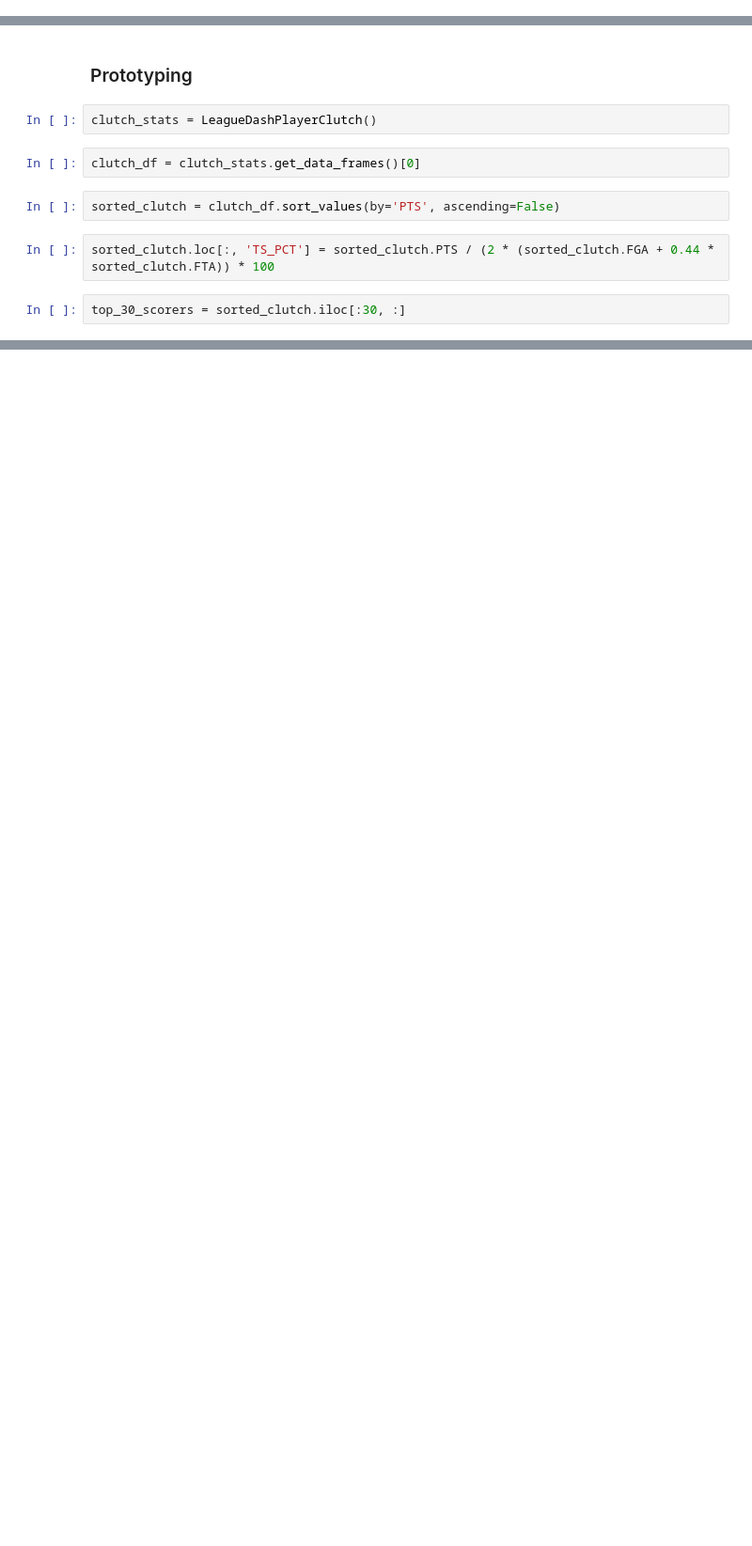
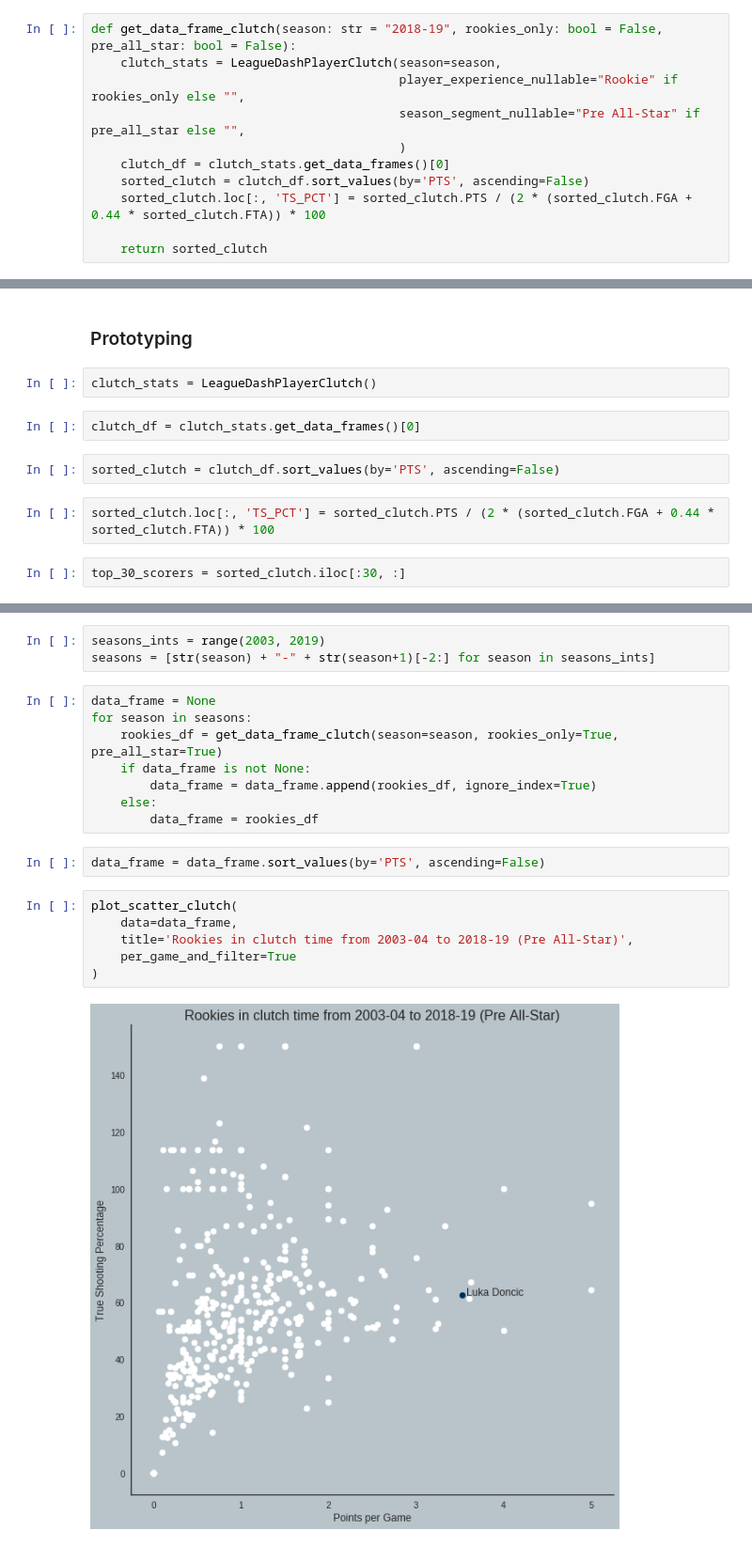
Before and after one commit to danchyy/Basketball_Analytics, a Jupyter notebook: Scripts/2018_19_season/doncic_analysis/doncic_analysis.ipynb, the cells around one changed output, grey strips where cells are left out. Shown at 94% size. Cells and saved outputs as stored; diff of their text form; blank space fills up the shorter version.

```diff
--- a/Scripts/2018_19_season/doncic_analysis/doncic_analysis.ipynb
+++ b/Scripts/2018_19_season/doncic_analysis/doncic_analysis.ipynb
@@ -140,0 +143,11 @@ from adjustText import adjust_text
+# %%
+def get_data_frame_clutch(season: str = "2018-19", rookies_only: bool = False, pre_all_star: bool = False):
+    clutch_stats = LeagueDashPlayerClutch(season=season,
+                                          player_experience_nullable="Rookie" if rookies_only else "",
+                                          season_segment_nullable="Pre All-Star" if pre_all_star else "",
+                                          )
+    clutch_df = clutch_stats.get_data_frames()[0]
+    sorted_clutch = clutch_df.sort_values(by='PTS', ascending=False)
+    sorted_clutch.loc[:, 'TS_PCT'] = sorted_clutch.PTS / (2 * (sorted_clutch.FGA + 0.44 * sorted_clutch.FTA)) * 100
+
+    return sorted_clutch
@@ -173,0 +241,21 @@ _ = ax.set_title('Best clutch scorers in 2018-19 season')
+# %%
+seasons_ints = range(2003, 2019)
+seasons = [str(season) + "-" + str(season+1)[-2:] for season in seasons_ints]
+# %%
+data_frame = None
+for season in seasons:
+    rookies_df = get_data_frame_clutch(season=season, rookies_only=True, pre_all_star=True)
+    if data_frame is not None:
+        data_frame = data_frame.append(rookies_df, ignore_index=True)
+    else:
+        data_frame = rookies_df
+# %%
+data_frame = data_frame.sort_values(by='PTS', ascending=False)
+# %%
+plot_scatter_clutch(
+    data=data_frame,
+    title='Rookies in clutch time from 2003-04 to 2018-19 (Pre All-Star)',
+    per_game_and_filter=True
+)
+# %% [output]
+[figure, added]
```
Also changed, not shown: parts of 9 cells of this notebook.
